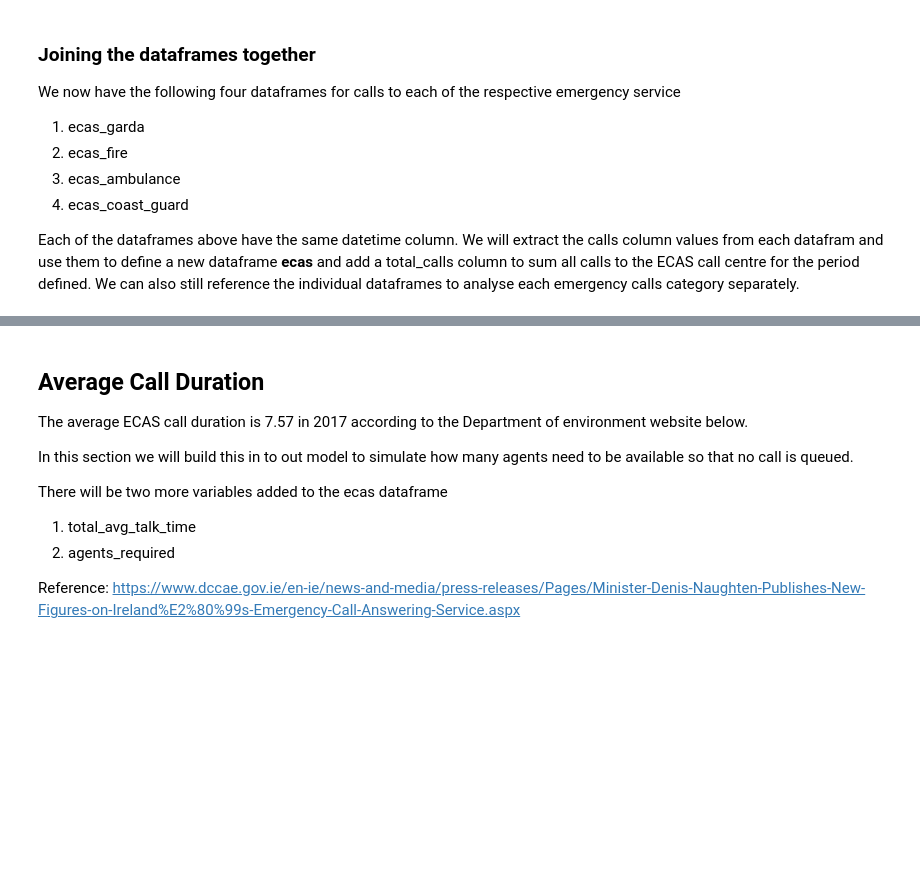
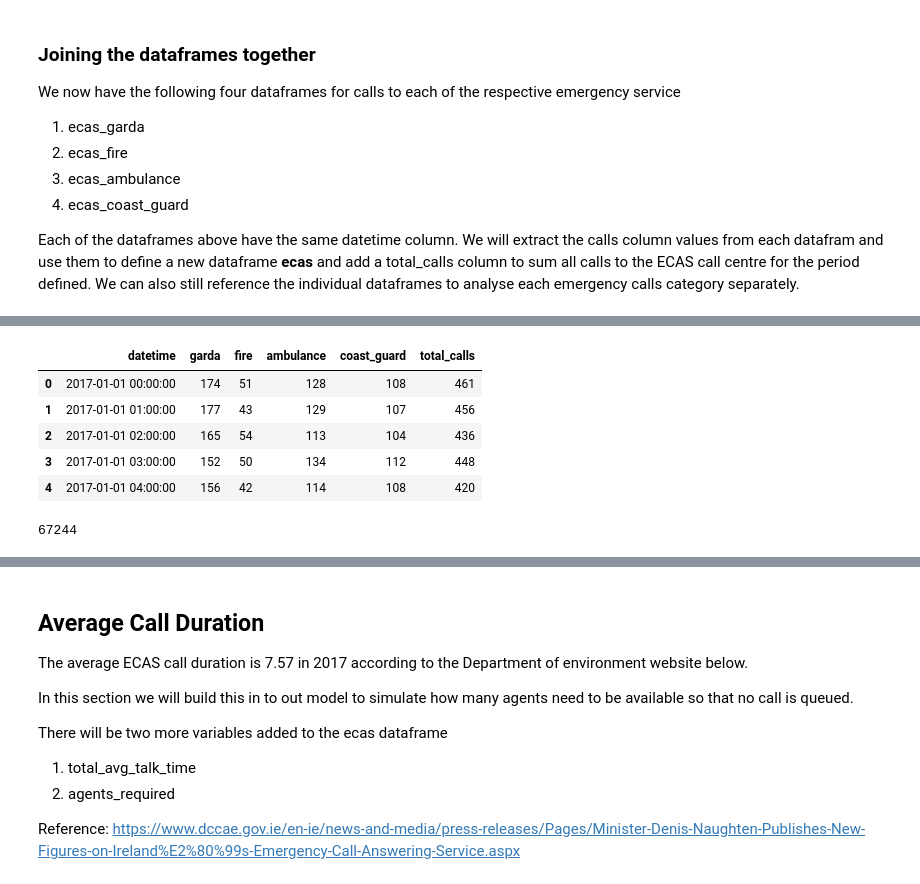
Before and after one commit to moranneil/Programming-For-Data-Analysis-Project-2019, a Jupyter notebook: Programming-For-Data-Analysis-Project-2019.ipynb, the cells around one changed output, grey strips where cells are left out. Cells and saved outputs as stored; diff of their text form; code cells hidden in the pictures; blank space fills up the shorter version.

Commit message:
Added comments to joining dataframe section

```diff
--- a/Programming-For-Data-Analysis-Project-2019.ipynb
+++ b/Programming-For-Data-Analysis-Project-2019.ipynb
@@ -323,0 +326,7 @@ Each of the dataframes above have the same datetime column. We will extract the
+# %%
+#Define the new dataframe to equal ecas_garda dataframe
+
+ecas = ecas_garda
+
+#Print the first 5 rows of the new ecas dataframe
+ecas.head()
@@ -379,10 +439,21 @@ ecas.head()
 # %%
 # Sum columns garda, fire, ambulance, coast_guard to give a new column total_calls
 # Reference: https://stackoverflow.com/questions/34023918/make-new-column-in-panda-dataframe-by-adding-values-from-other-columns/34023971
+
 ecas['total_calls'] = ecas['garda'] + ecas['fire'] + ecas['ambulance'] + ecas['coast_guard']
 
-ecas
+#The new dataframe is printed
+ecas.head()
+# %% [output]
+|  | datetime | garda | fire | ambulance | coast_guard | total_calls |
+| 0 | 2017-01-01 00:00:00 | 174 | 51 | 128 | 108 | 461 |
+| 1 | 2017-01-01 01:00:00 | 177 | 43 | 129 | 107 | 456 |
+| 2 | 2017-01-01 02:00:00 | 165 | 54 | 113 | 104 | 436 |
+| 3 | 2017-01-01 03:00:00 | 152 | 50 | 134 | 112 | 448 |
+| 4 | 2017-01-01 04:00:00 | 156 | 42 | 114 | 108 | 420 |
 # %%
 ecas['total_calls'].sum()
+# %% [output]
+67244
 # %%
 ecas.dtypes
```
Also changed, not shown: parts of 32 cells of this notebook.
